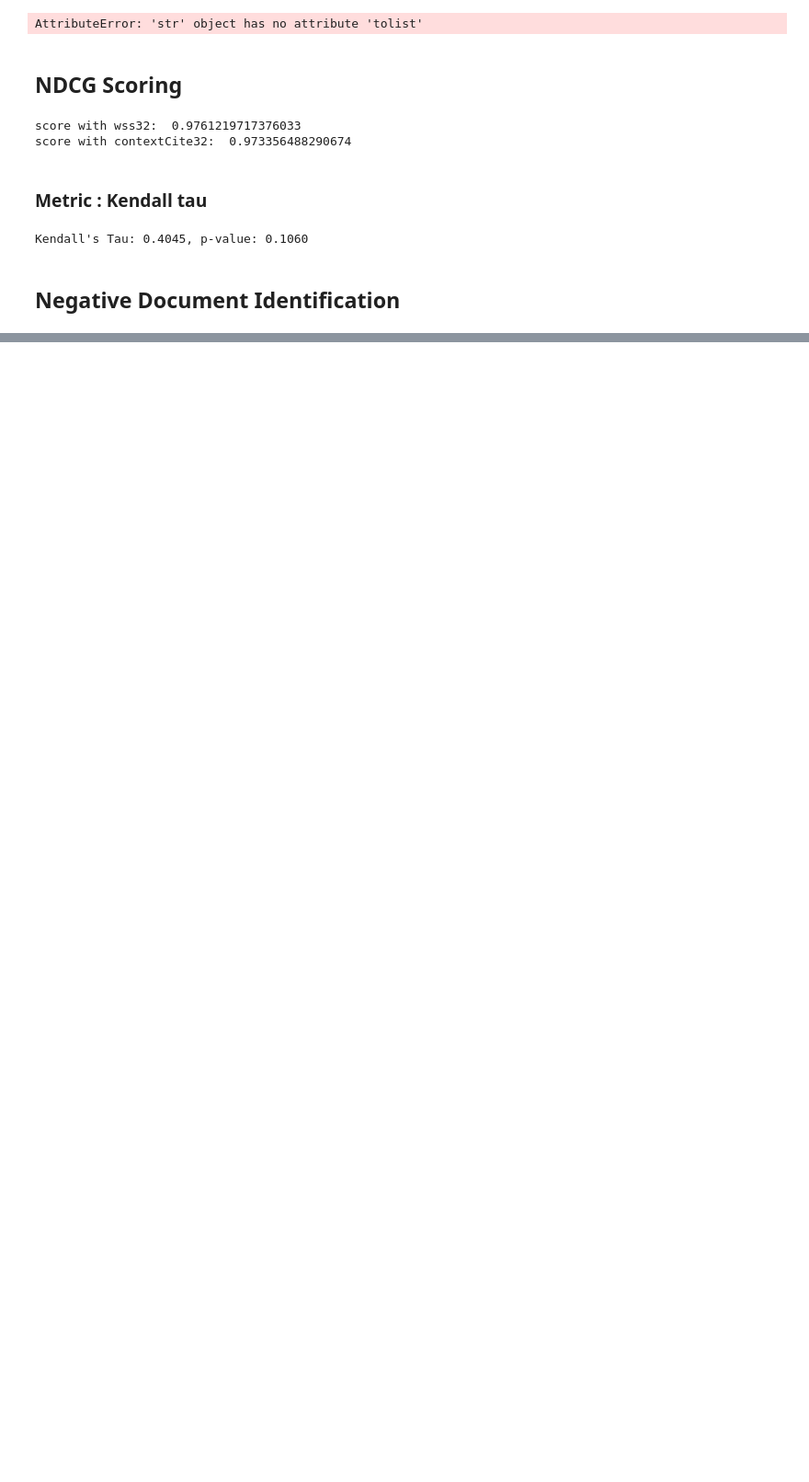
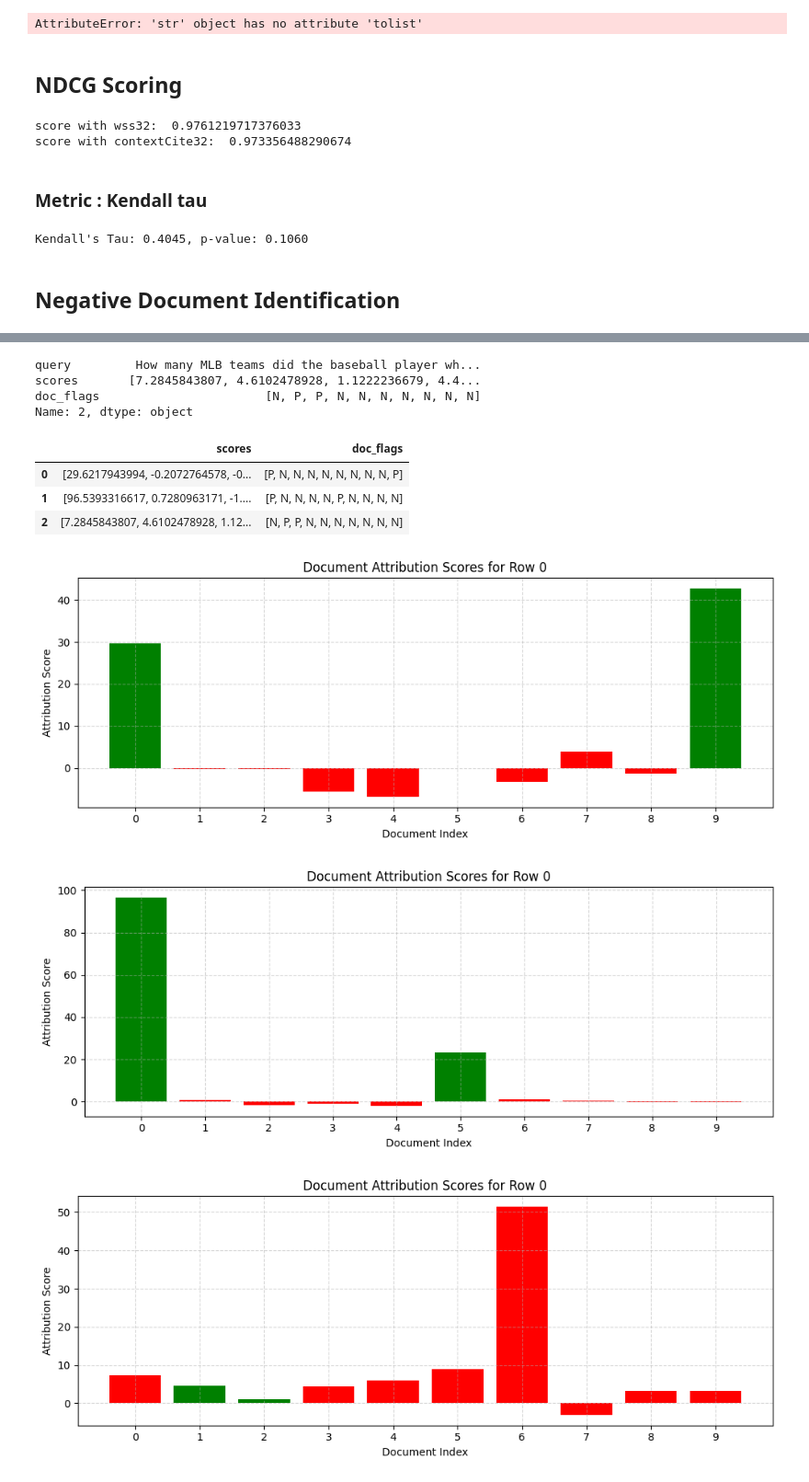
Before and after one commit to iNema9590/LLMX, a Jupyter notebook: scripts/hotpotQA_explore.ipynb, the cells around one changed output, grey strips where cells are left out. Shown at 92% size. Saved outputs shown, nothing was run; the diff lists cells and outputs as text; code cells hidden in the pictures; blank space fills up the shorter version.

```diff
--- a/scripts/hotpotQA_explore.ipynb
+++ b/scripts/hotpotQA_explore.ipynb
@@ -203,0 +236,3 @@ df["documents_flag"] = df[["context_citations", "citations"]].apply(lambda x: fl
+# %%
+df_shap = pd.read_json("Exact_shap_detail.json", orient="records", lines=True)
+df_plot = df_shap[["scores", "doc_flags"]].copy()
@@ -203,0 +258,35 @@ df["documents_flag"] = df[["context_citations", "citations"]].apply(lambda x: fl
+# %%
+df_shap.loc[2]
+# %% [output]
+query         How many MLB teams did the baseball player wh...
+scores       [7.2845843807, 4.6102478928, 1.1222236679, 4.4...
+doc_flags                       [N, P, P, N, N, N, N, N, N, N]
+Name: 2, dtype: object
+# %%
+df_plot
+# %% [output]
+|  | scores | doc_flags |
+| 0 | [29.6217943994, -0.2072764578, -0... | [P, N, N, N, N, N, N, N, N, P] |
+| 1 | [96.5393316617, 0.7280963171, -1.... | [P, N, N, N, N, P, N, N, N, N] |
+| 2 | [7.2845843807, 4.6102478928, 1.12... | [N, P, P, N, N, N, N, N, N, N] |
+# %%
+for i, row in df_plot[["scores", "doc_flags"]].iterrows():
+    scores = row['scores']
+    flags = row['doc_flags']
+
+    # Color by flag: green if 'P', red if 'N'
+    colors = ['green' if flag == 'P' else 'red' for flag in flags]
+
+    plt.figure(figsize=(10, 4))
+    plt.bar(range(len(scores)), scores, color=colors)
+    plt.title(f"Document Attribution Scores for Row {idx}")
+    plt.xlabel("Document Index")
+    plt.ylabel("Attribution Score")
+    plt.xticks(range(len(scores)))
+    plt.grid(True, linestyle='--', alpha=0.5)
+    plt.tight_layout()
+    plt.show()
+# %% [output]
+[figure, added]
+[figure, added]
+[figure, added]
```
Also changed, not shown: parts of 8 cells of this notebook, 1 other file.
